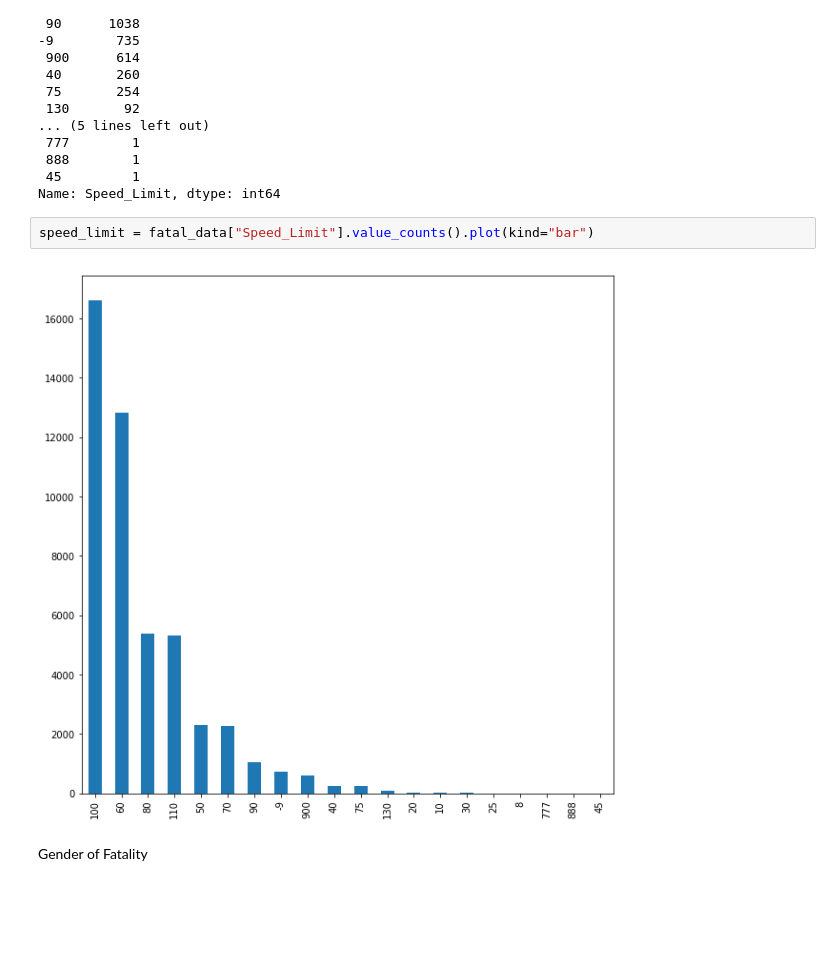
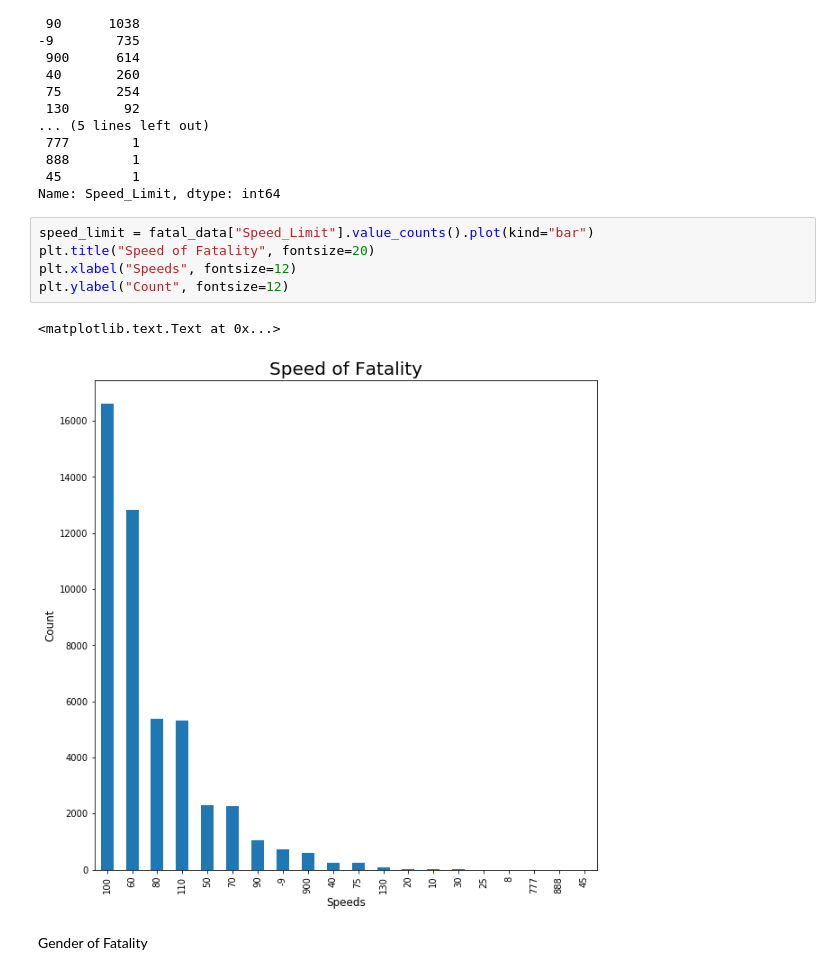
Before and after one commit to Jeyreymey/My-first-website, a Jupyter notebook: Road Crashes in Australia.ipynb, the cells around one changed output. Cells and saved outputs as stored; diff of their text form; blank space fills up the shorter version.

```diff
--- a/Road Crashes in Australia.ipynb
+++ b/Road Crashes in Australia.ipynb
@@ -212,8 +225,12 @@ fatal_data["Speed_Limit"].value_counts()
 Name: Speed_Limit, dtype: int64
 # %%
 speed_limit = fatal_data["Speed_Limit"].value_counts().plot(kind="bar")
+plt.title("Speed of Fatality", fontsize=20)
+plt.xlabel("Speeds", fontsize=12)
+plt.ylabel("Count", fontsize=12)
 # %% [output]
+<matplotlib.text.Text at 0x...>
-[figure, old version]
+[figure, new version]
 # %% [markdown]
 Gender of Fatality
 # %%
```
Also changed, not shown: parts of 16 cells of this notebook, 2 other files.
